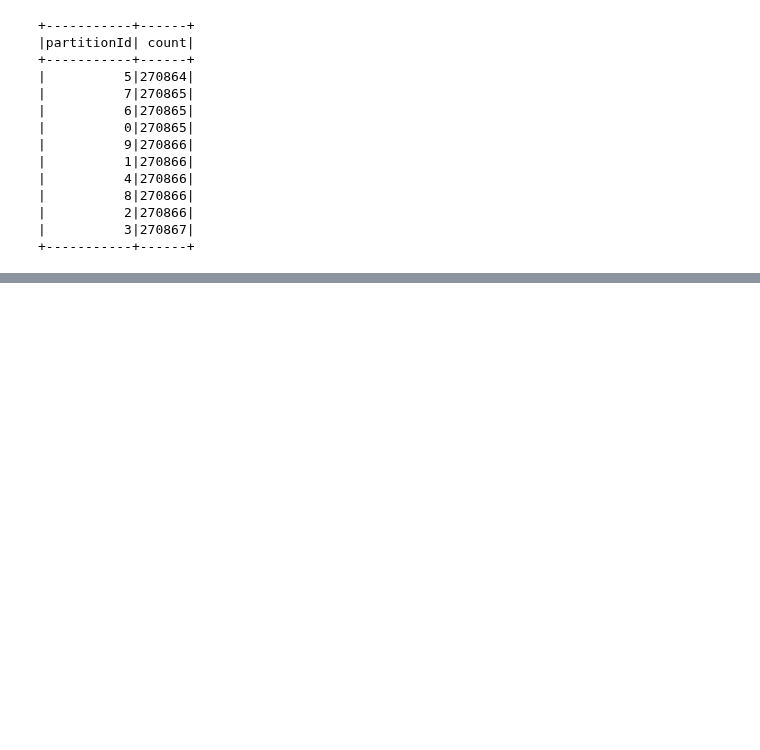
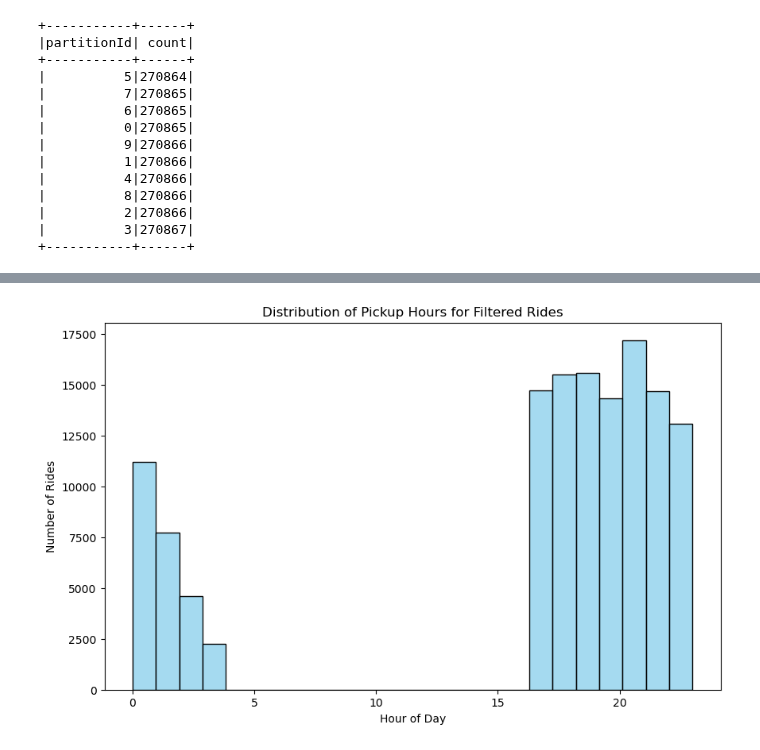
Before and after one commit to hvpachisia/uchicago-lyft-rideshare, a Jupyter notebook: eda_2021.ipynb, the cells around one changed output, grey strips where cells are left out. Drawn from its saved outputs; the diff is of its cells as text; code cells hidden in the pictures; blank space fills up the shorter version.

```diff
--- a/eda_2021.ipynb
+++ b/eda_2021.ipynb
@@ -211,3 +254,16 @@ df_area.select(approxCountDistinct("ID", rsd = 0.05)).show()
+# %%
+import seaborn as sns
+
+df_area_program_pd = df_area_program.toPandas()
+
+plt.figure(figsize=(10, 6))
+sns.histplot(df_area_program_pd['hour'], bins=24, kde=False, color='skyblue')
+plt.title('Distribution of Pickup Hours for Filtered Rides')
+plt.xlabel('Hour of Day')
+plt.ylabel('Number of Rides')
+plt.show()
+# %% [output]
+[figure, added]
 # %%
 # basic plots for all rides (not just in the program area)
 df_2021.groupby("month").agg({'ID':'count'}).orderBy(F.col('month').asc()).toPandas().plot(x="month",y="count(ID)")
```
Also changed, not shown: parts of 22 cells of this notebook.
